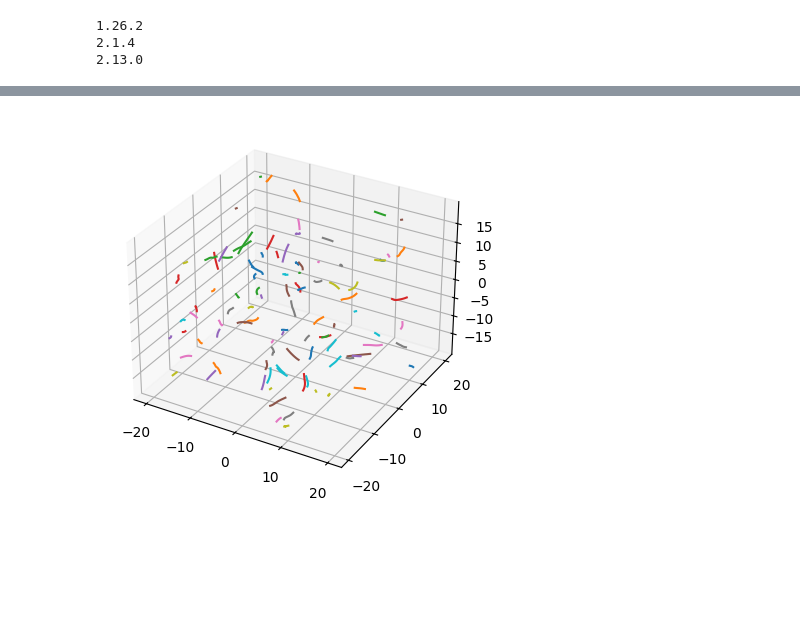
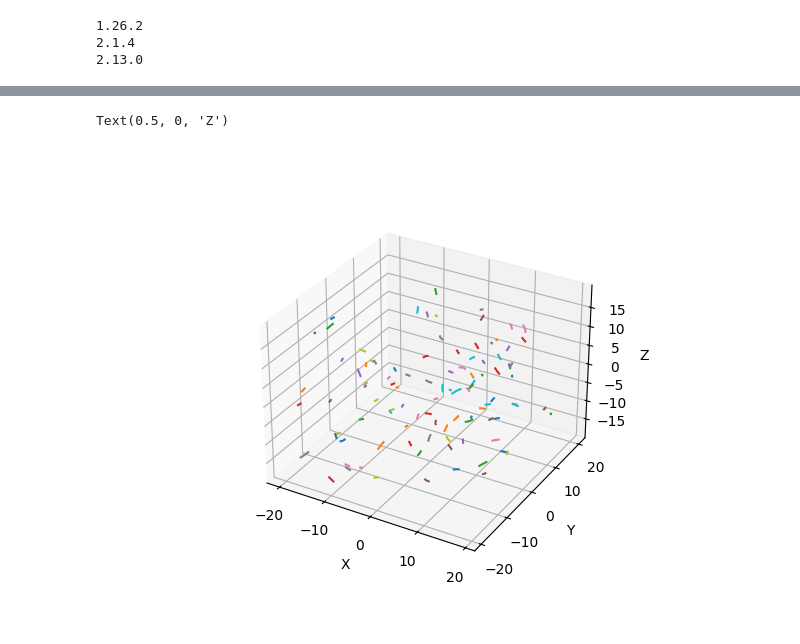
Before and after one commit to clockj/OpenLPT, a Jupyter notebook: demo/python/demo_lpt.ipynb, the cells around one changed output, grey strips where cells are left out. Saved outputs shown, nothing was run; the diff lists cells and outputs as text; code cells hidden in the pictures; blank space fills up the shorter version.

```diff
--- a/demo/python/demo_lpt.ipynb
+++ b/demo/python/demo_lpt.ipynb
@@ -94,11 +73,17 @@ tracks.head()
 # %%
+plt.close('all')
 fig = plt.figure()
 ax = fig.add_subplot(111, projection='3d')
 
 n_plot = 100
 id_list = np.random.choice(tracks['TrackID'].unique(), n_plot, replace=False)
 for i in range(n_plot):
     track = tracks[tracks['TrackID'] == id_list[i]]
     ax.plot(track['WorldX'], track['WorldY'], track['WorldZ'])
+
+ax.set_xlabel('X')
+ax.set_ylabel('Y')
+ax.set_zlabel('Z')
 # %% [output]
+Text(0.5, 0, 'Z')
-[figure, old version]
+[figure, new version]
```
Also changed, not shown: parts of 6 cells of this notebook, 23 other files.
